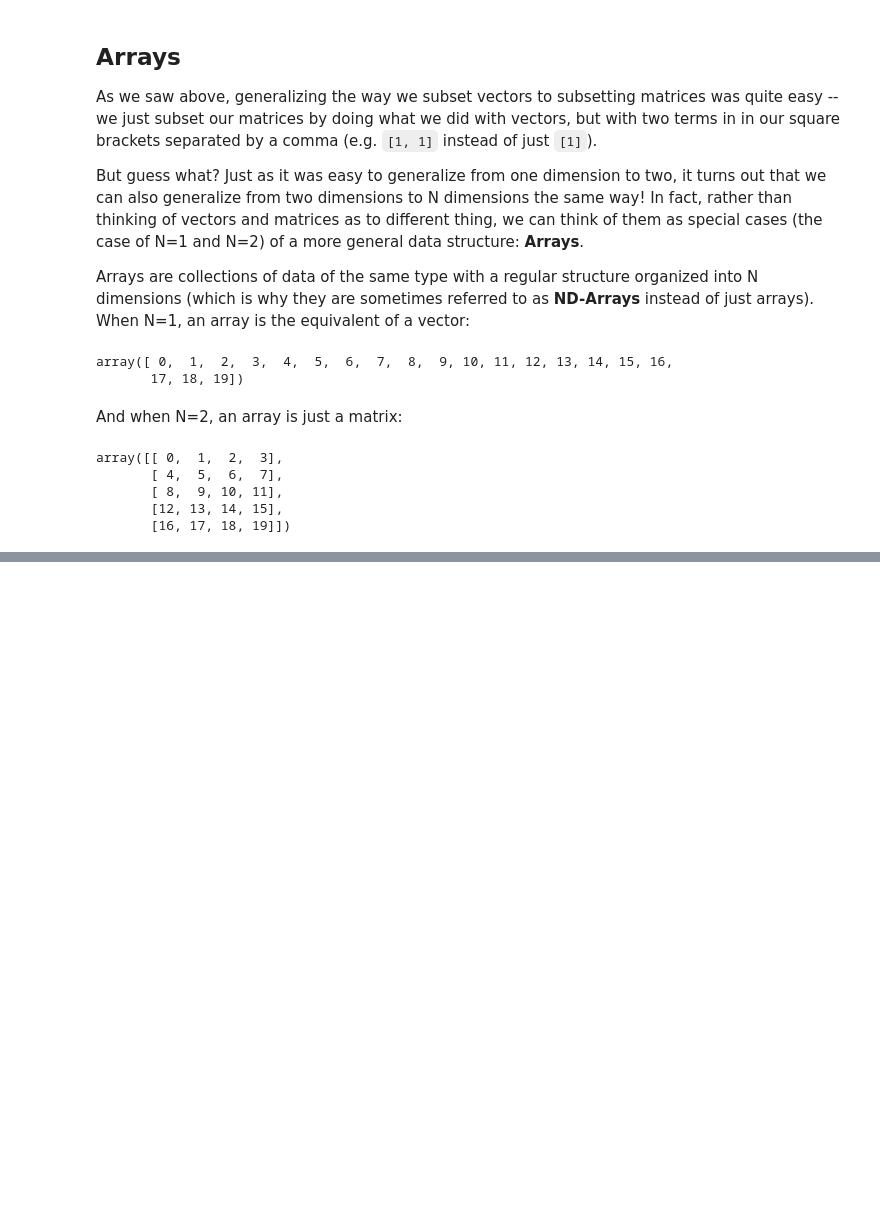
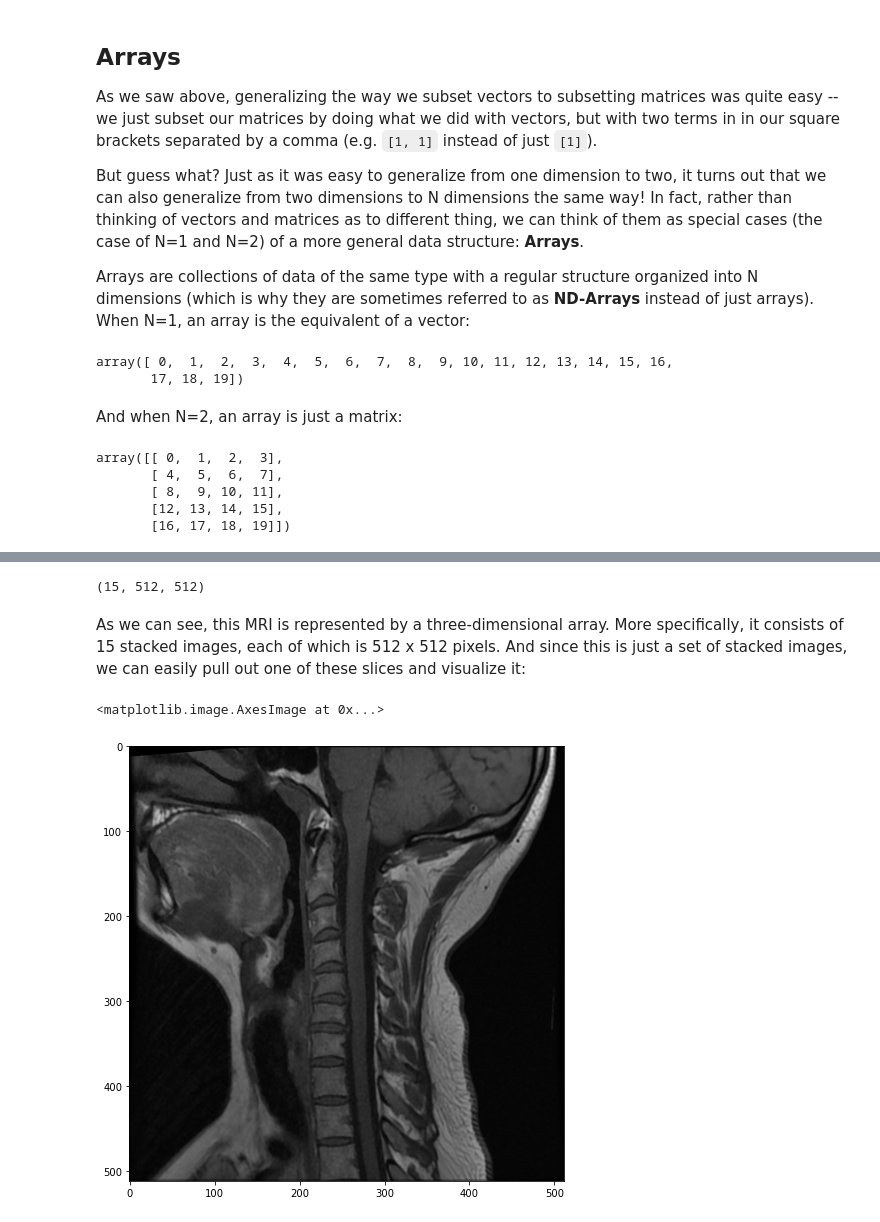
Before and after one commit to nickeubank/mids_coursera, a Jupyter notebook: class_2/week_3/40_nd_arrays.ipynb, the cells around one changed output, grey strips where cells are left out. Saved outputs shown, nothing was run; the diff lists cells and outputs as text; code cells hidden in the pictures; blank space fills up the shorter version.

```diff
--- a/class_2/week_3/40_nd_arrays.ipynb
+++ b/class_2/week_3/40_nd_arrays.ipynb
@@ -106,0 +40,21 @@ array([[62.96841955, 78.24642105, 81.27894576],
+# %%
+import numpy as np
+
+mri = np.load("data/mri_neck_vertical_slices.npy")
+mri.shape
+# %% [output]
+(15, 512, 512)
+# %% [markdown]
+As we can see, this MRI is represented by a three-dimensional array. More specifically, it consists of 15 stacked images, each of which is 512 x 512 pixels. And since this is just a set of stacked images, we can easily pull out one of these slices and visualize it:
+# %%
+# Load a plotting library.
+# We'll talk more about plotting in a
+# later class!
+
+from matplotlib import pyplot as plt
+
+plt.figure(figsize=(8, 8))
+plt.imshow(mri[7, :, :], cmap="gray", aspect="equal")
+# %% [output]
+<matplotlib.image.AxesImage at 0x...>
+[figure, added]
```
Also changed, not shown: parts of 19 cells of this notebook, 2 other files.
